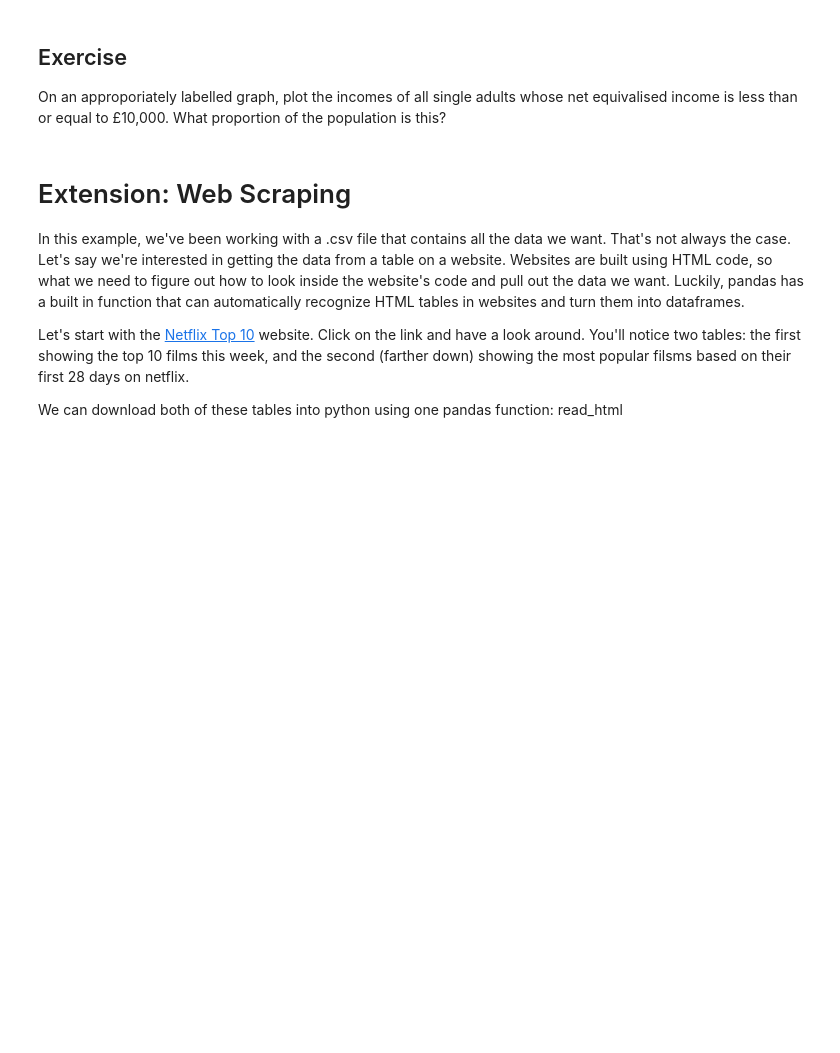
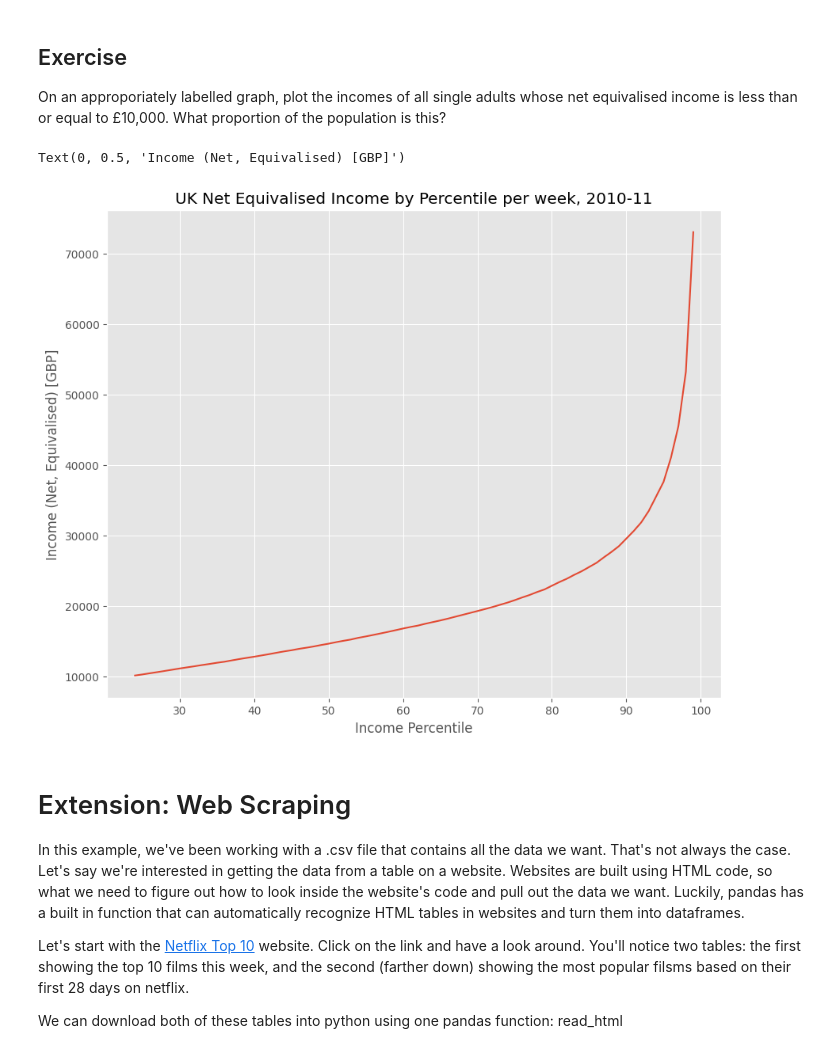
Before and after one commit to Sofiav014/QM2, a Jupyter notebook: notebooks/W02. Pandas.ipynb, the cells around one changed output. Saved outputs shown, nothing was run; the diff lists cells and outputs as text; code cells hidden in the pictures; blank space fills up the shorter version.

```diff
--- a/notebooks/W02. Pandas.ipynb
+++ b/notebooks/W02. Pandas.ipynb
@@ -380,6 +425,22 @@ We won't dwell on comparative operative, here we've used ">" to mean "is greater
 # %% [markdown]
 ## Exercise
 On an approporiately labelled graph, plot the incomes of all single adults whose net equivalised income is less than or equal to £10,000. What proportion of the population is this?
+# %%
+single = income["Single adult"]
+single = single.replace(',', '', regex=True)
+single = single.replace('-', 'NaN', regex=True).astype('float')
+
+single_10000 = single[single > 10000]
+# %%
+#plot
+
+single_10000.plot()
+plt.title('UK Net Equivalised Income by Percentile per week, 2010-11')
+plt.xlabel('Income Percentile')
+plt.ylabel('Income (Net, Equivalised) [GBP]')
+# %% [output]
+Text(0, 0.5, 'Income (Net, Equivalised) [GBP]')
+[figure, added]
 # %% [markdown]
 # Extension: Web Scraping
 
```
Also changed, not shown: parts of 11 cells of this notebook.
